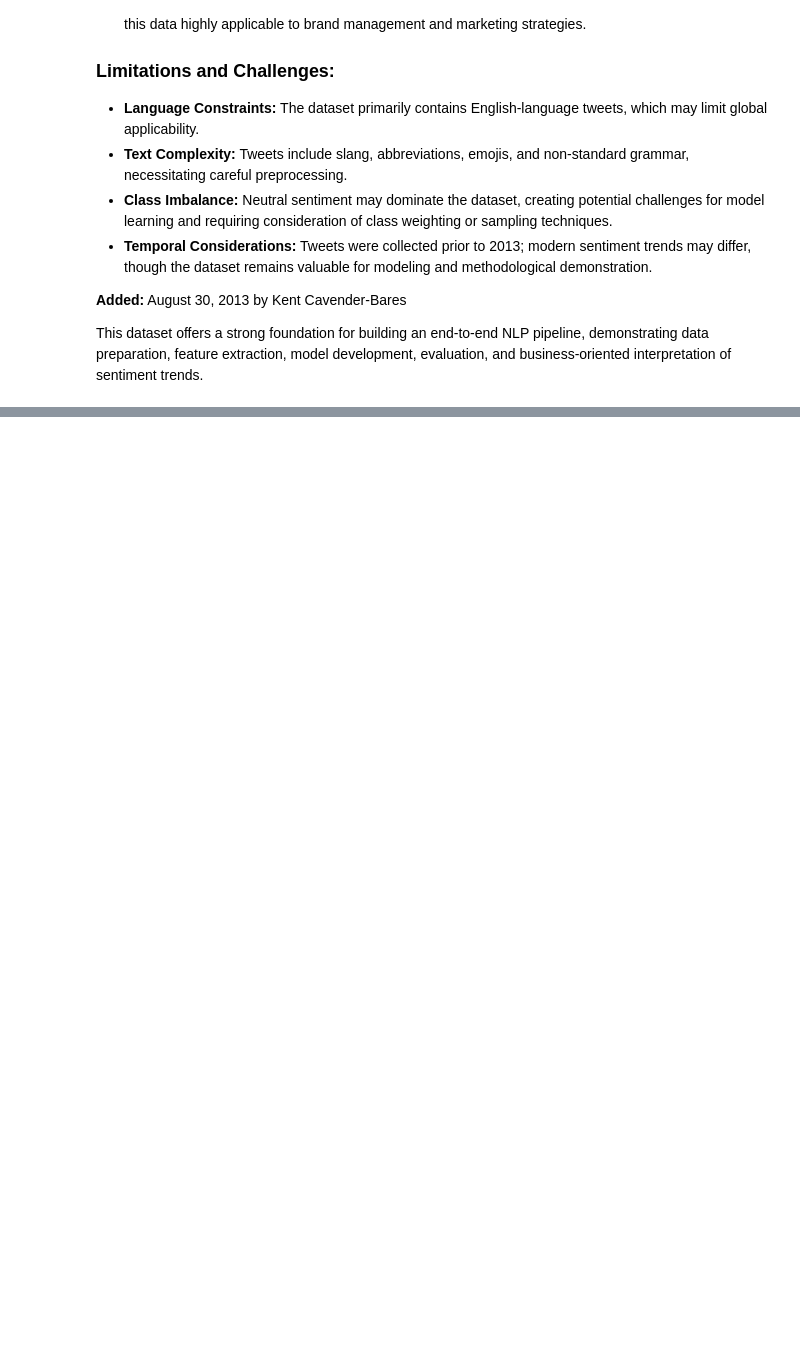
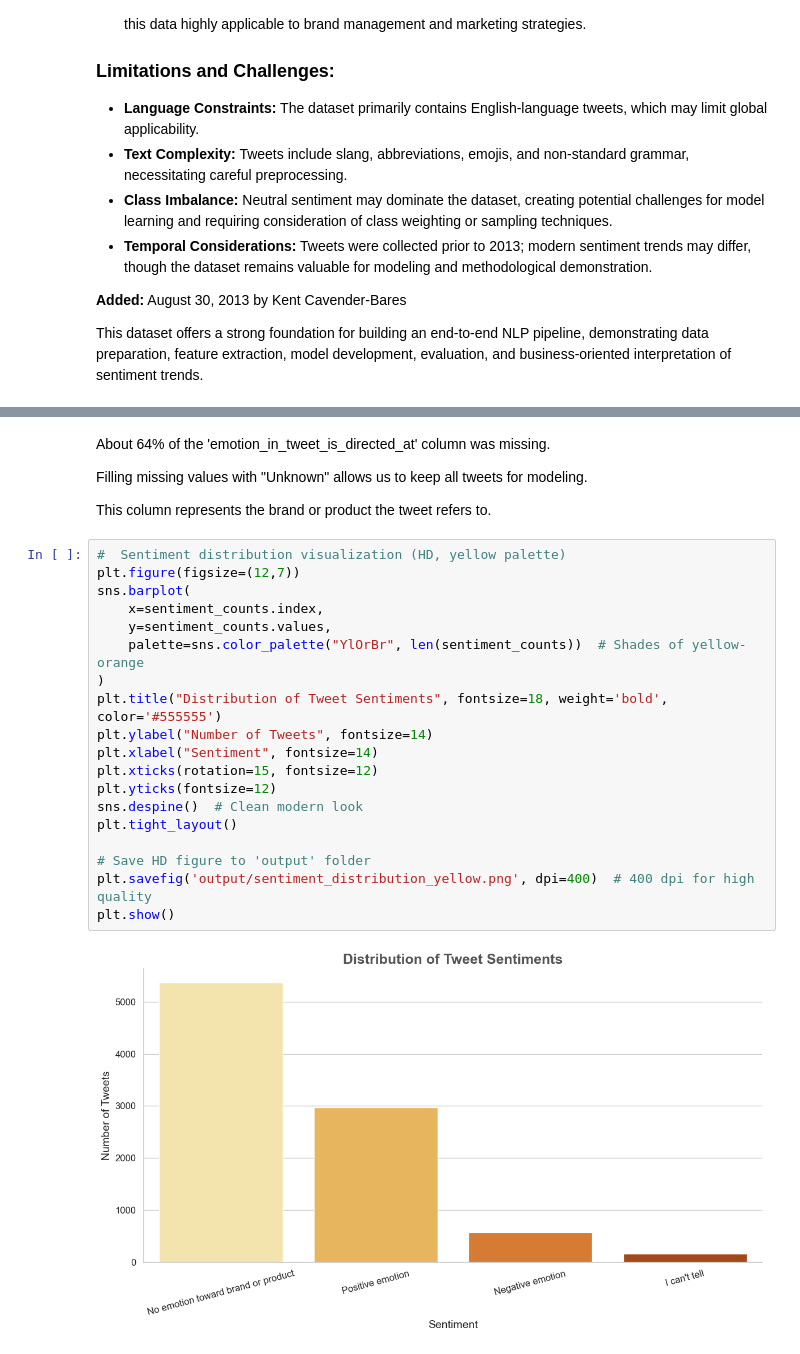
Before and after one commit to PrimeTonyCode/phase_4_project, a Jupyter notebook: Tweet_Sentiment_NLP.ipynb, the cells around one changed output, grey strips where cells are left out. Saved outputs shown, nothing was run; the diff lists cells and outputs as text; blank space fills up the shorter version.

```diff
--- a/Tweet_Sentiment_NLP.ipynb
+++ b/Tweet_Sentiment_NLP.ipynb
@@ -49,0 +217,27 @@ This dataset offers a strong foundation for building an end-to-end NLP pipeline,
+# %% [markdown]
+About 64% of the 'emotion_in_tweet_is_directed_at' column was missing.
+
+Filling missing values with "Unknown" allows us to keep all tweets for modeling.
+
+This column represents the brand or product the tweet refers to.
+# %%
+#  Sentiment distribution visualization (HD, yellow palette)
+plt.figure(figsize=(12,7))
+sns.barplot(
+    x=sentiment_counts.index,
+    y=sentiment_counts.values,
+    palette=sns.color_palette("YlOrBr", len(sentiment_counts))  # Shades of yellow-orange
+)
+plt.title("Distribution of Tweet Sentiments", fontsize=18, weight='bold', color='#555555')
+plt.ylabel("Number of Tweets", fontsize=14)
+plt.xlabel("Sentiment", fontsize=14)
+plt.xticks(rotation=15, fontsize=12)
+plt.yticks(fontsize=12)
+sns.despine()  # Clean modern look
+plt.tight_layout()
+
+# Save HD figure to 'output' folder
+plt.savefig('output/sentiment_distribution_yellow.png', dpi=400)  # 400 dpi for high quality
+plt.show()
+# %% [output]
+[figure, added]
```
Also changed, not shown: parts of 29 cells of this notebook, 9 other files.
